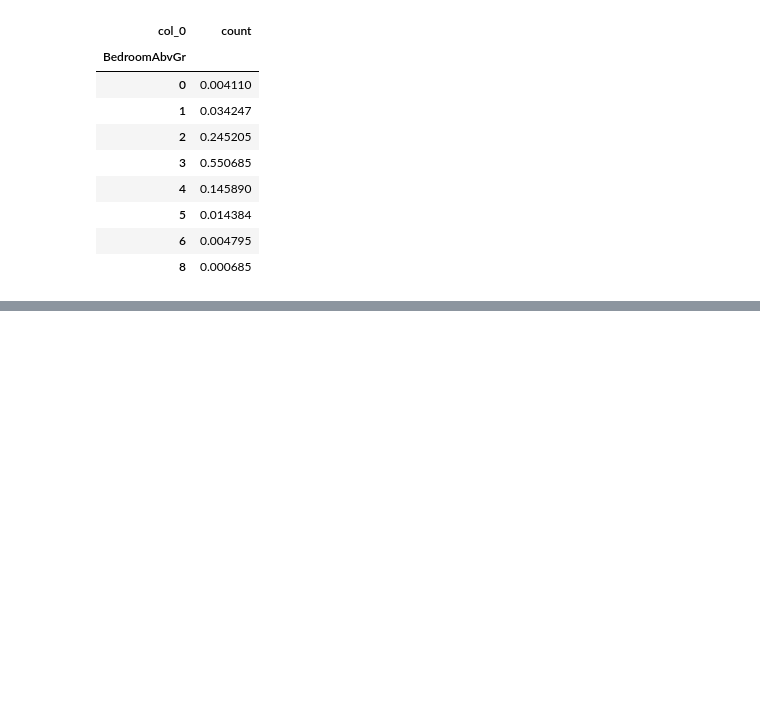
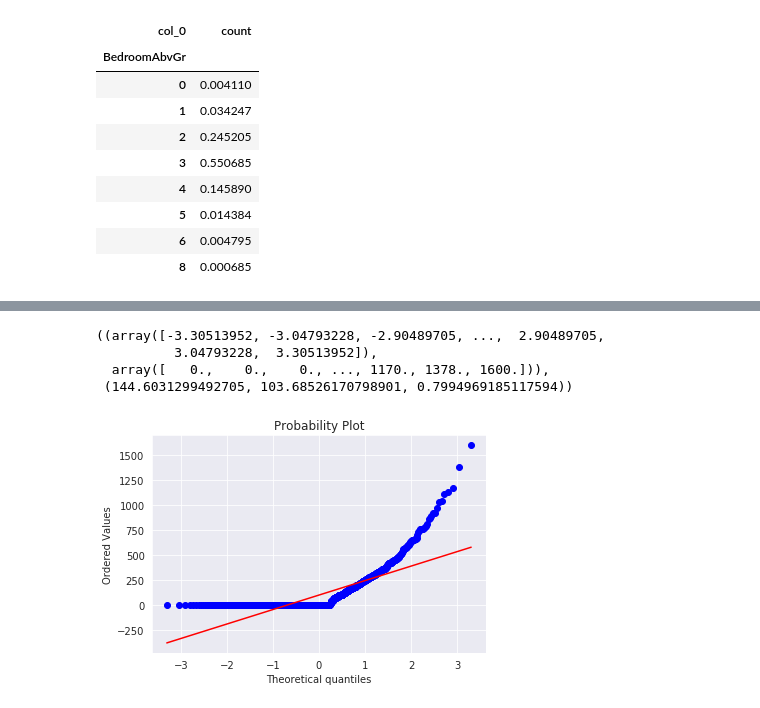
Before and after one commit to rumsinha/Data-Analysis-Models, a Jupyter notebook: WIP/MultipleRegressionwithAmesDataset.ipynb, the cells around one changed output, grey strips where cells are left out. Saved outputs shown, nothing was run; the diff lists cells and outputs as text; code cells hidden in the pictures; blank space fills up the shorter version.

```diff
--- a/WIP/MultipleRegressionwithAmesDataset.ipynb
+++ b/WIP/MultipleRegressionwithAmesDataset.ipynb
@@ -1308,0 +1388,9 @@ HalfBath
+# %%
+import scipy.stats as stats
+stats.probplot(df['MasVnrArea'], dist='norm', plot=plt)
+# %% [output]
+((array([-3.30513952, -3.04793228, -2.90489705, ...,  2.90489705,
+          3.04793228,  3.30513952]),
+  array([   0.,    0.,    0., ..., 1170., 1378., 1600.])),
+ (144.6031299492705, 103.68526170798901, 0.7994969185117594))
+[figure, added]
```
Also changed, not shown: parts of 43 cells of this notebook.
